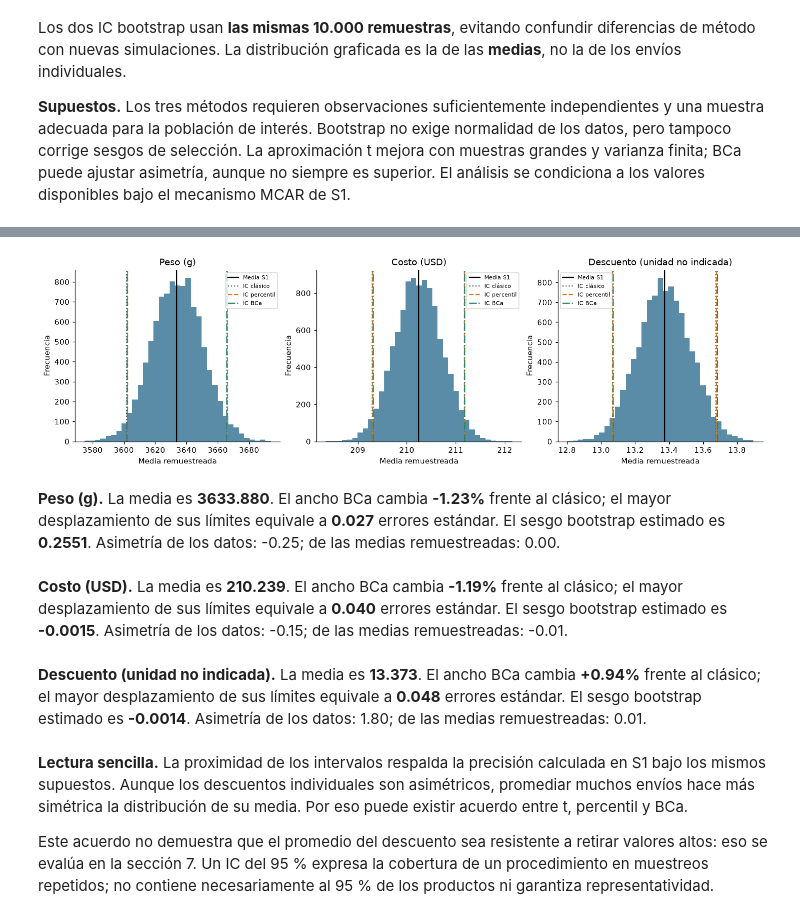
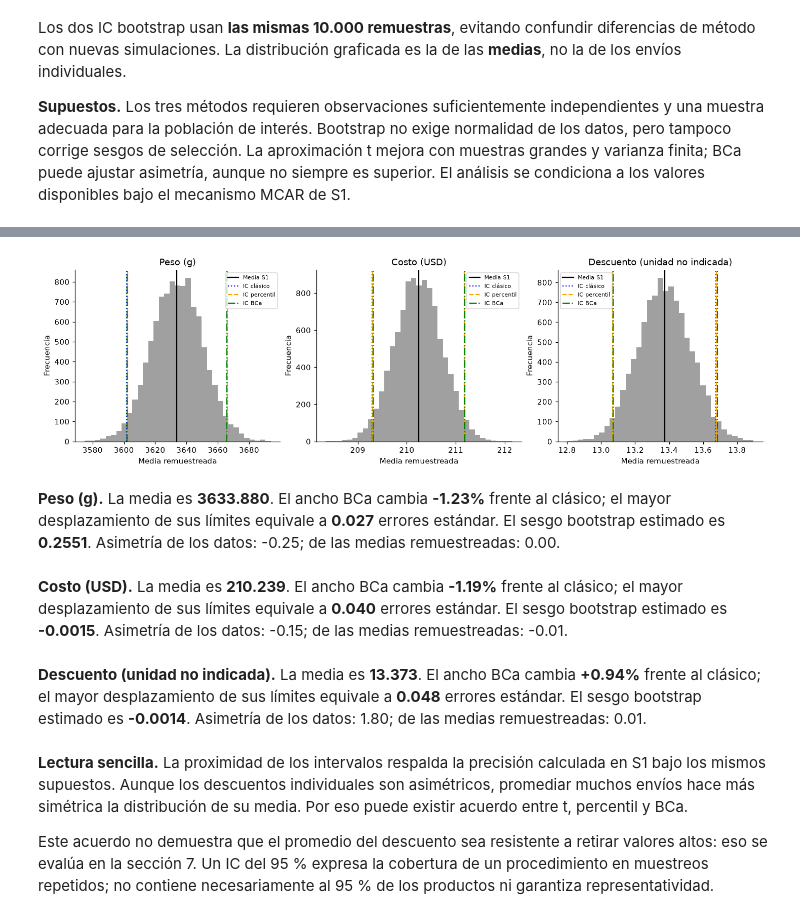
Before and after one commit to jorge170102/ESTAD-STICA-COMPUTACIONAL---Grupo-7--MCDI501.202682.1914.EL.ON, a Jupyter notebook: notebooks/sumativa_2.ipynb, the cells around one changed output, grey strips where cells are left out. Saved outputs shown, nothing was run; the diff lists cells and outputs as text; code cells hidden in the pictures.

```diff
--- a/notebooks/sumativa_2.ipynb
+++ b/notebooks/sumativa_2.ipynb
@@ -262,26 +262,26 @@ display(bootstrap_medias[["ancho_t", "ancho_percentil", "ancho_bca", "sesgo_boot
 # %%
 fig, axes = plt.subplots(1, 3, figsize=(13, 3.8), constrained_layout=True)
 for ax, variable in zip(axes, VARIABLES):
     r = bootstrap_medias.loc[variable]
-    ax.hist(distribuciones_medias[variable], bins=35, color=AZUL, alpha=0.75)
+    ax.hist(distribuciones_medias[variable], bins=35, color="gray", alpha=0.75)
     ax.axvline(r.media, color="black", label="Media S1")
-    for campo, color, estilo, etiqueta in [("ic_t", "#555555", ":", "IC clásico"),
-            ("percentil", NARANJA, "--", "IC percentil"), ("bca", VERDE, "-.", "IC BCa")]:
+    for campo, color, estilo, etiqueta in [("ic_t", "blue", ":", "IC clásico"),
+            ("percentil", "orange", "--", "IC percentil"), ("bca", "green", "-.", "IC BCa")]:
         ax.axvline(r[campo + "_inf"], color=color, ls=estilo, label=etiqueta)
         ax.axvline(r[campo + "_sup"], color=color, ls=estilo)
     ax.set(title=NOMBRES[variable], xlabel="Media remuestreada", ylabel="Frecuencia")
     ax.legend(fontsize=7)
 plt.show()
 plt.close(fig)
 
 for variable, r in bootstrap_medias.iterrows():
     display(Markdown(f"**{NOMBRES[variable]}.** La media es **{r.media:.3f}**. "
         f"El ancho BCa cambia **{r.cambio_ancho_bca_pct:+.2f}%** frente al clásico; "
         f"el mayor desplazamiento de sus límites equivale a **{r.desplazamiento_limites_en_ee:.3f}** errores estándar. "
         f"El sesgo bootstrap estimado es **{r.sesgo_bootstrap:.4f}**. "
         f"Asimetría de los datos: {r.asimetria_datos:.2f}; de las medias remuestreadas: {r.asimetria_medias_bootstrap:.2f}."))
 # %% [output]
-[figure, old version]
+[figure, new version]
 **Peso (g).** La media es **3633.880**. El ancho BCa cambia **-1.23%** frente al clásico; el mayor desplazamiento de sus límites equivale a **0.027** errores estándar. El sesgo bootstrap estimado es **0.2551**. Asimetría de los datos: -0.25; de las medias remuestreadas: 0.00.
 **Costo (USD).** La media es **210.239**. El ancho BCa cambia **-1.19%** frente al clásico; el mayor desplazamiento de sus límites equivale a **0.040** errores estándar. El sesgo bootstrap estimado es **-0.0015**. Asimetría de los datos: -0.15; de las medias remuestreadas: -0.01.
 **Descuento (unidad no indicada).** La media es **13.373**. El ancho BCa cambia **+0.94%** frente al clásico; el mayor desplazamiento de sus límites equivale a **0.048** errores estándar. El sesgo bootstrap estimado es **-0.0014**. Asimetría de los datos: 1.80; de las medias remuestreadas: 0.01.
```
Also changed, not shown: parts of 14 cells of this notebook, 2 other files.
